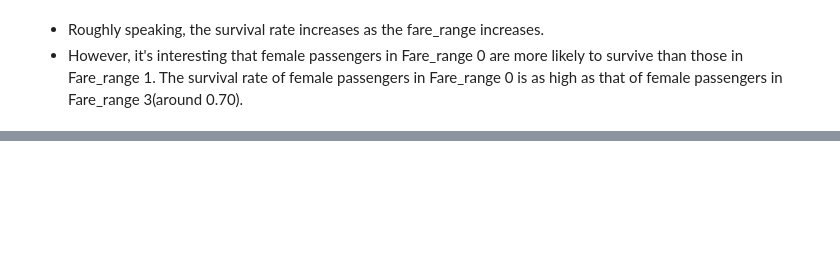
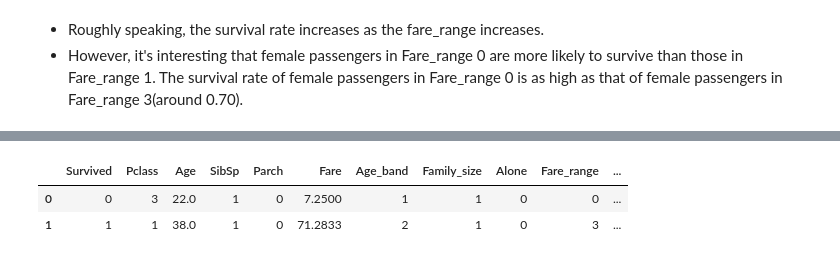
Before and after one commit to sam351/competitions, a Jupyter notebook: kaggle_titanic/200517_Titanic_study-02_FE-and-Data-Cleaning.ipynb, the cells around one changed output, grey strips where cells are left out. Cells and saved outputs as stored; diff of their text form; code cells hidden in the pictures; blank space fills up the shorter version.

```diff
--- a/kaggle_titanic/200517_Titanic_study-02_FE-and-Data-Cleaning.ipynb
+++ b/kaggle_titanic/200517_Titanic_study-02_FE-and-Data-Cleaning.ipynb
@@ -202,0 +223,9 @@ plt.show()
+# %%
+data = data.drop(columns=['PassengerId', 'Name', 'Ticket', 'Cabin'])
+
+# Check the result
+data.head(2)
+# %% [output]
+|  | Survived | Pclass | Age | SibSp | Parch | Fare | Age_band | Family_size | Alone | Fare_range | ... |
+| 0 | 0 | 3 | 22.0 | 1 | 0 | 7.2500 | 1 | 1 | 0 | 0 | ... |
+| 1 | 1 | 1 | 38.0 | 1 | 0 | 71.2833 | 2 | 1 | 0 | 3 | ... |
```
Also changed, not shown: parts of 5 cells of this notebook.
